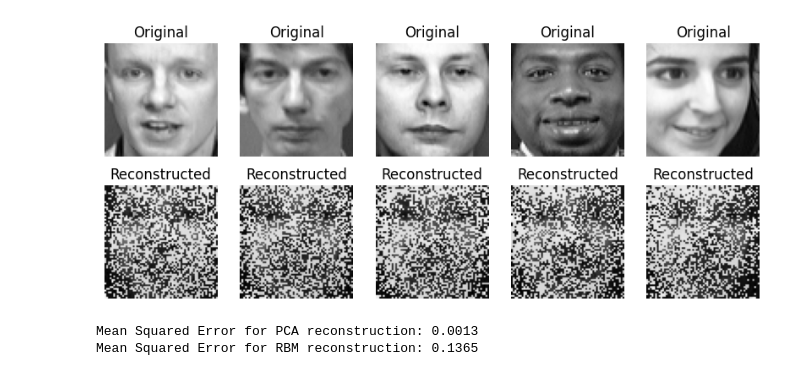
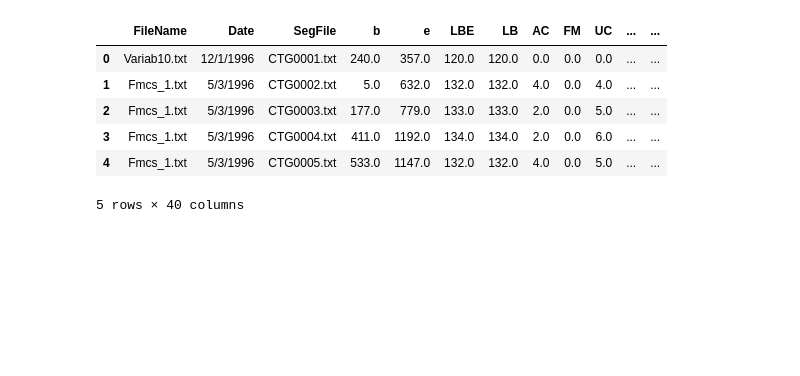
Before and after one commit to Shreyy004/Deep-learning, a Jupyter notebook: Untitled2.ipynb, the cells around one changed output. Cells and saved outputs as stored; diff of their text form; code cells hidden in the pictures; blank space fills up the shorter version.

```diff
--- a/Untitled2.ipynb
+++ b/Untitled2.ipynb
@@ -39,62 +0,0 @@ plot_images(X, X_reconstructed)
-# %%
-import numpy as np
-import matplotlib.pyplot as plt
-from sklearn.datasets import fetch_olivetti_faces
-from sklearn.neural_network import BernoulliRBM
-from sklearn.preprocessing import MinMaxScaler
-
-# Load the Olivetti Faces dataset
-faces_data = fetch_olivetti_faces(shuffle=True, random_state=42)
-X = faces_data.data
-image_shape = (64, 64)
-
-# Scale data to [0, 1] range
-scaler = MinMaxScaler()
-X_scaled = scaler.fit_transform(X)
-
-# Function to plot original and reconstructed images
-def plot_images(original, reconstructed, n_images=5):
-    plt.figure(figsize=(10, 4))
-    for i in range(n_images):
-        # Original images
-        ax = plt.subplot(2, n_images, i + 1)
-        plt.imshow(original[i].reshape(image_shape), cmap='gray')
-        plt.title("Original")
-        plt.axis('off')
-
-        # Reconstructed images
-        ax = plt.subplot(2, n_images, i + 1 + n_images)
-        plt.imshow(reconstructed[i].reshape(image_shape), cmap='gray')
-        plt.title("Reconstructed")
-        plt.axis('off')
-    plt.show()
-
-# Define RBM model
-rbm = BernoulliRBM(n_components=400, learning_rate=0.001, batch_size=32, n_iter=100, random_state=42)
-
-# Train RBM
-rbm.fit(X_scaled)
-
-# Use the 'gibbs' method to reconstruct the images
-X_reconstructed_rbm = rbm.gibbs(X_scaled)
-
-# Rescale data back to original range
-X_reconstructed_rbm = scaler.inverse_transform(X_reconstructed_rbm)
-
-# Plot original and reconstructed images
-plot_images(X, X_reconstructed_rbm)
-# %% [output]
-[figure, removed]
-# %%
-from sklearn.metrics import mean_squared_error
-
-# Compute MSE for PCA reconstruction
-mse_pca = mean_squared_error(X, X_reconstructed)
-print(f'Mean Squared Error for PCA reconstruction: {mse_pca:.4f}')
-
-# Compute MSE for RBM reconstruction
-mse_rbm = mean_squared_error(X, X_reconstructed_rbm)
-print(f'Mean Squared Error for RBM reconstruction: {mse_rbm:.4f}')
-# %% [output]
-Mean Squared Error for PCA reconstruction: 0.0013
-Mean Squared Error for RBM reconstruction: 0.1365
@@ -100,0 +11,11 @@ Mean Squared Error for RBM reconstruction: 0.1365
+# %%
+df=pd.read_csv("CTG.csv")
+df.head()
+# %% [output]
+|  | FileName | Date | SegFile | b | e | LBE | LB | AC | FM | UC | ... | ... |
+| 0 | Variab10.txt | 12/1/1996 | CTG0001.txt | 240.0 | 357.0 | 120.0 | 120.0 | 0.0 | 0.0 | 0.0 | ... | ... |
+| 1 | Fmcs_1.txt | 5/3/1996 | CTG0002.txt | 5.0 | 632.0 | 132.0 | 132.0 | 4.0 | 0.0 | 4.0 | ... | ... |
+| 2 | Fmcs_1.txt | 5/3/1996 | CTG0003.txt | 177.0 | 779.0 | 133.0 | 133.0 | 2.0 | 0.0 | 5.0 | ... | ... |
+| 3 | Fmcs_1.txt | 5/3/1996 | CTG0004.txt | 411.0 | 1192.0 | 134.0 | 134.0 | 2.0 | 0.0 | 6.0 | ... | ... |
+| 4 | Fmcs_1.txt | 5/3/1996 | CTG0005.txt | 533.0 | 1147.0 | 132.0 | 132.0 | 4.0 | 0.0 | 5.0 | ... | ... |
+5 rows × 40 columns
```
Also changed, not shown: parts of 16 cells of this notebook, 11 other files.
